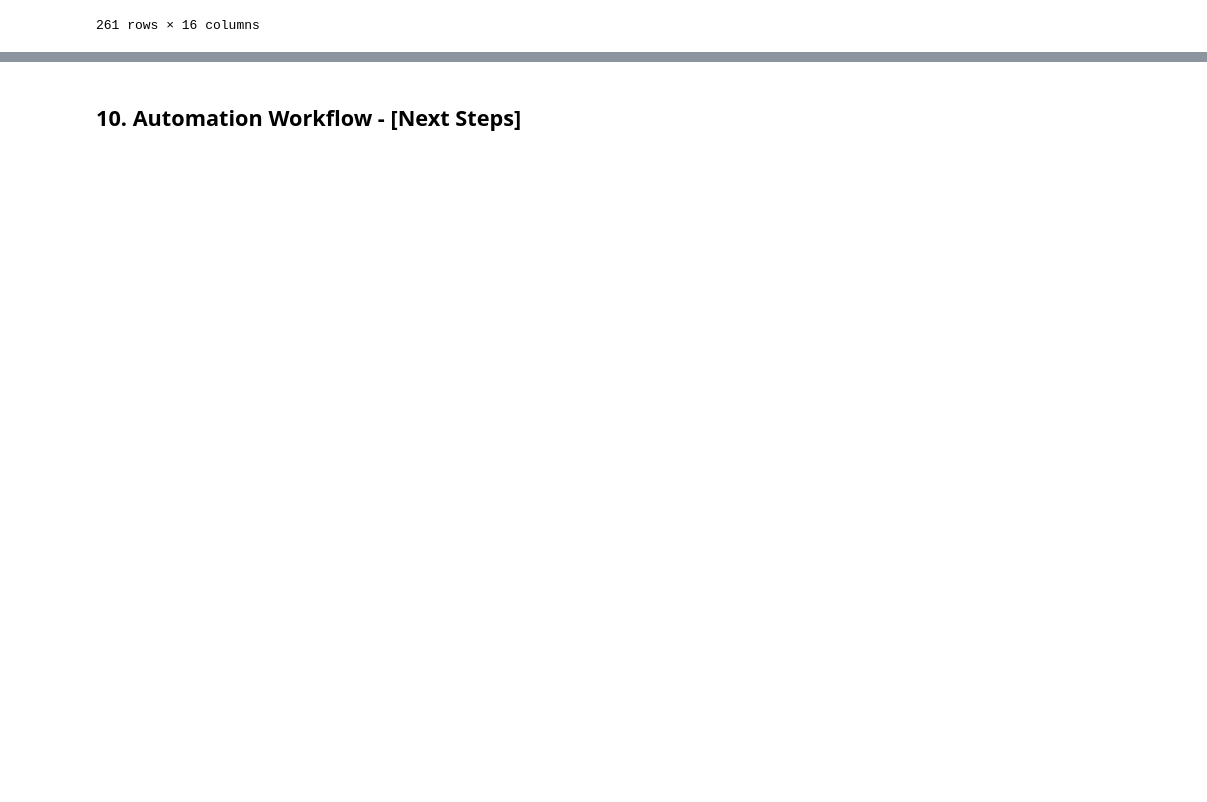
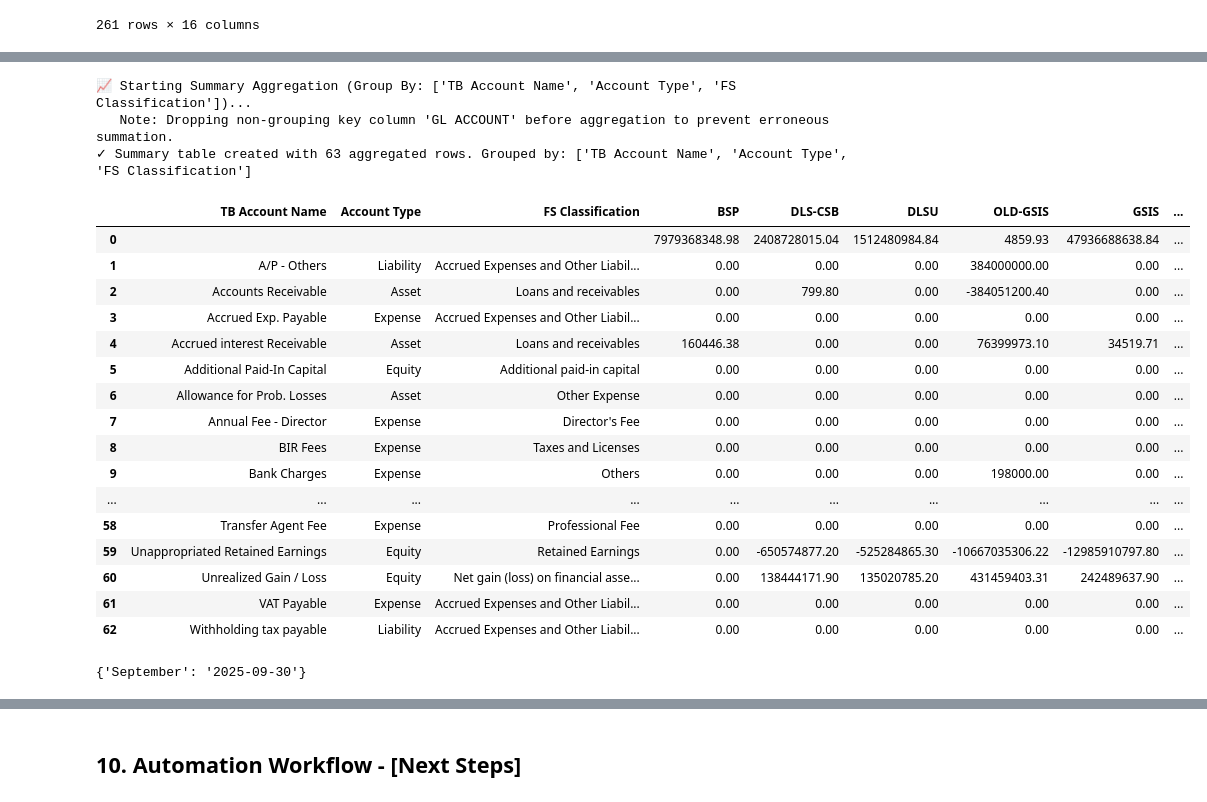
Before and after one commit to VFC-DataScienceTeam/trial-balance, a Jupyter notebook: notebooks/01-rd-trial-balance-mvp.ipynb, the cells around one changed output, grey strips where cells are left out. Cells and saved outputs as stored; diff of their text form; code cells hidden in the pictures; blank space fills up the shorter version.

```diff
--- a/notebooks/01-rd-trial-balance-mvp.ipynb
+++ b/notebooks/01-rd-trial-balance-mvp.ipynb
@@ -1487,0 +1649,9 @@ trial_balance_pivot_table
+# %%
+# --- STAGE 3: CREATE DEDUPLICATED MAPPING SUBSET (Your request) ---
+tb_fs_df = create_deduplicated_mapping_subset(
+    df=trial_balance_pivot_table,
+    subset_cols=['TB Account Name', 'Account Type'],
+    deduplicate_on_col='TB Account Name'
+)
+
+tb_fs_df
@@ -1487,0 +1858,9 @@ trial_balance_pivot_table
+# %%
+# --- STAGE 4: MERGE FS CLASSIFICATION (User's request) ---
+# The new function is called here
+tb_fs_df = merge_fs_classification(
+    tb_fs_df=tb_fs_df,
+    coa_mapping_df=coa_mapping
+)
+
+tb_fs_df
@@ -1487,0 +1891,7 @@ trial_balance_pivot_table
+# %%
+# --- NEW STAGE 4.5: MERGE CLASSIFICATION BACK TO DETAILED DF (THE MISSING STEP) ---
+# We use the new helper function to correct the detailed table.
+trial_balance_pivot_table = merge_classification_to_detailed_df(
+    detailed_df=trial_balance_pivot_table,
+    classified_keys_df=tb_fs_df
+)
@@ -1487,0 +1998,32 @@ trial_balance_pivot_table
+# %%
+# --- STAGE 5: AGGREGATE TO FINAL SUMMARY (Current User Query) ---
+tb_fs_df = calculate_summary_totals(
+    df=trial_balance_pivot_table,
+    group_cols=[ 'TB Account Name', 'Account Type', 'FS Classification']
+)
+tb_fs_df
+# %% [output]
+📈 Starting Summary Aggregation (Group By: ['TB Account Name', 'Account Type', 'FS Classification'])...
+   Note: Dropping non-grouping key column 'GL ACCOUNT' before aggregation to prevent erroneous summation.
+✓ Summary table created with 63 aggregated rows. Grouped by: ['TB Account Name', 'Account Type', 'FS Classification']
+|  | TB Account Name | Account Type | FS Classification | BSP | DLS-CSB | DLSU | OLD-GSIS | GSIS | ... |
+| 0 |  |  |  | 7979368348.98 | 2408728015.04 | 1512480984.84 | 4859.93 | 47936688638.84 | ... |
+| 1 | A/P - Others | Liability | Accrued Expenses and Other Liabil... | 0.00 | 0.00 | 0.00 | 384000000.00 | 0.00 | ... |
+| 2 | Accounts Receivable | Asset | Loans and receivables | 0.00 | 799.80 | 0.00 | -384051200.40 | 0.00 | ... |
+| 3 | Accrued Exp. Payable | Expense | Accrued Expenses and Other Liabil... | 0.00 | 0.00 | 0.00 | 0.00 | 0.00 | ... |
+| 4 | Accrued interest Receivable | Asset | Loans and receivables | 160446.38 | 0.00 | 0.00 | 76399973.10 | 34519.71 | ... |
+| 5 | Additional Paid-In Capital | Equity | Additional paid-in capital | 0.00 | 0.00 | 0.00 | 0.00 | 0.00 | ... |
+| 6 | Allowance for Prob. Losses | Asset | Other Expense | 0.00 | 0.00 | 0.00 | 0.00 | 0.00 | ... |
+| 7 | Annual Fee - Director | Expense | Director's Fee | 0.00 | 0.00 | 0.00 | 0.00 | 0.00 | ... |
+| 8 | BIR Fees | Expense | Taxes and Licenses | 0.00 | 0.00 | 0.00 | 0.00 | 0.00 | ... |
+| 9 | Bank Charges | Expense | Others | 0.00 | 0.00 | 0.00 | 198000.00 | 0.00 | ... |
+| ... | ... | ... | ... | ... | ... | ... | ... | ... | ... |
+| 58 | Transfer Agent Fee | Expense | Professional Fee | 0.00 | 0.00 | 0.00 | 0.00 | 0.00 | ... |
+| 59 | Unappropriated Retained Earnings | Equity | Retained Earnings | 0.00 | -650574877.20 | -525284865.30 | -10667035306.22 | -12985910797.80 | ... |
+| 60 | Unrealized Gain / Loss | Equity | Net gain (loss) on financial asse... | 0.00 | 138444171.90 | 135020785.20 | 431459403.31 | 242489637.90 | ... |
+| 61 | VAT Payable | Expense | Accrued Expenses and Other Liabil... | 0.00 | 0.00 | 0.00 | 0.00 | 0.00 | ... |
+| 62 | Withholding tax payable | Liability | Accrued Expenses and Other Liabil... | 0.00 | 0.00 | 0.00 | 0.00 | 0.00 | ... |
+# %%
+latest_reporting_dates_flat
+# %% [output]
+{'September': '2025-09-30'}
```
Also changed, not shown: parts of 33 cells of this notebook, 2 other files.
